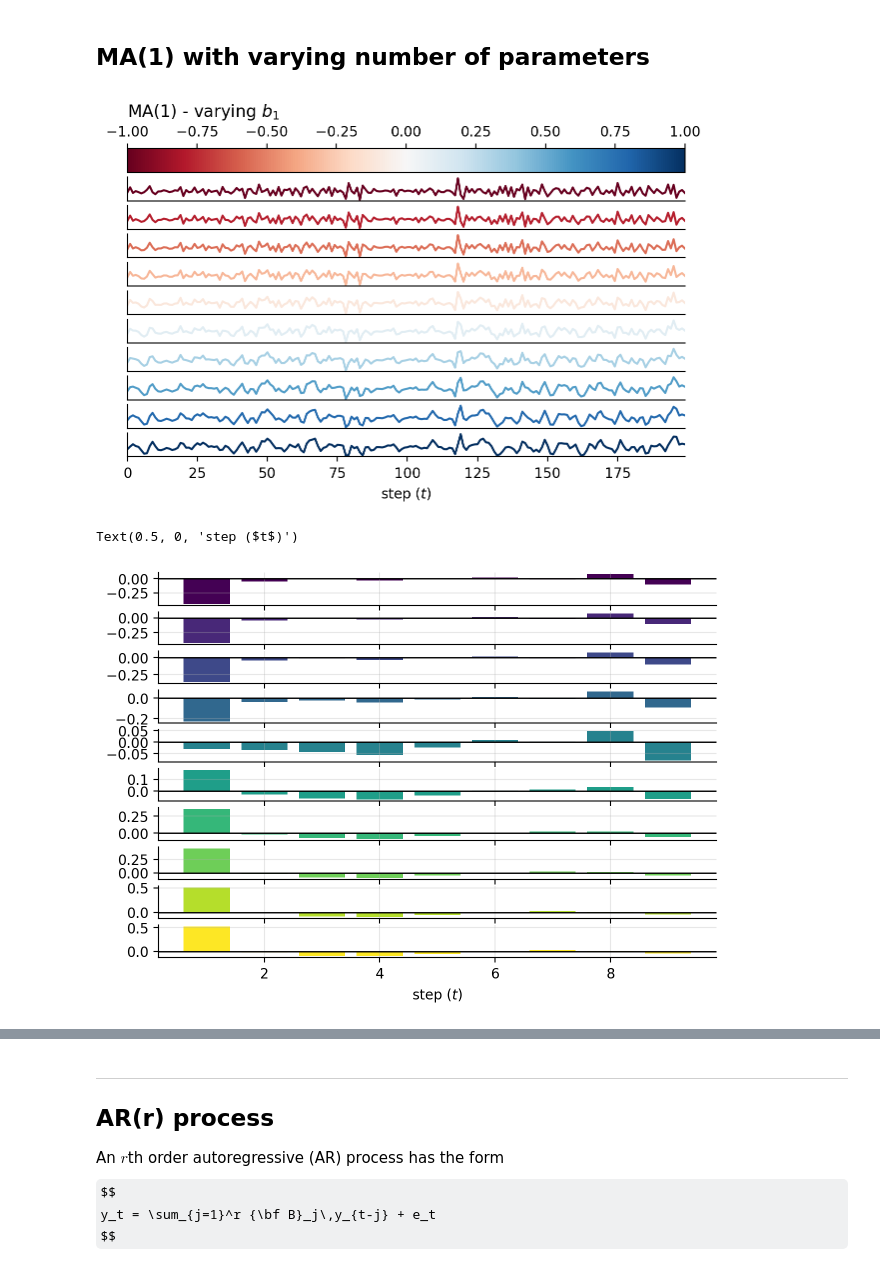
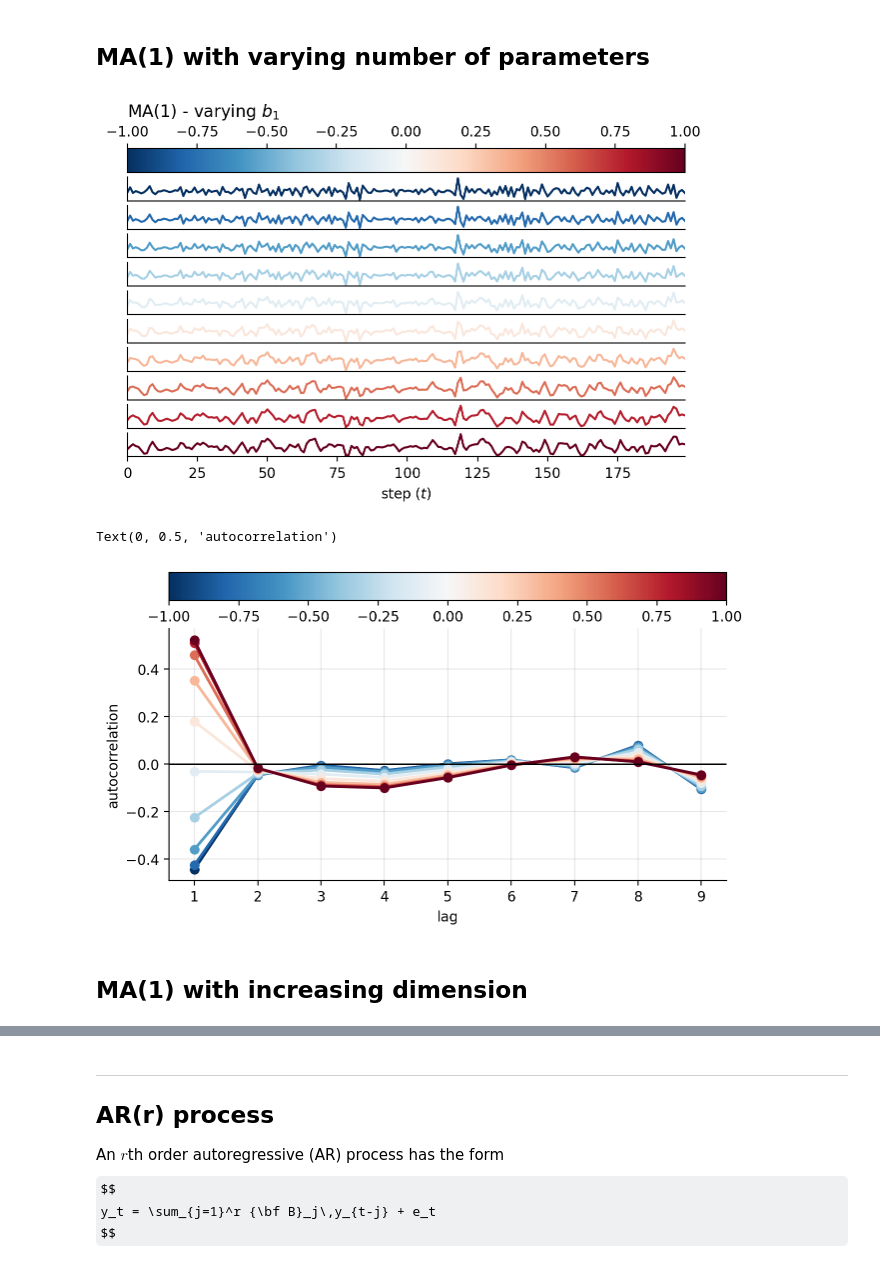
Before and after one commit to gerdm/filtering-notes, a Jupyter notebook: 02-state-space-models/arma-ssm.ipynb, the cells around one changed output, grey strips where cells are left out. Saved outputs shown, nothing was run; the diff lists cells and outputs as text; code cells hidden in the pictures; some formulas as TeX source.

```diff
--- a/02-state-space-models/arma-ssm.ipynb
+++ b/02-state-space-models/arma-ssm.ipynb
@@ -18,6 +18,24 @@ plt.rcParams["figure.figsize"] = (7.2, 4.0)
 
 
 sns.set_palette("colorblind")
+# %%
+def create_cbar_mappable(cmap, vmin, vmax):
+    norm = mpl.colors.Normalize(vmin=vmin, vmax=vmax)
+    mappable = mpl.cm.ScalarMappable(norm=norm, cmap=cmap)
+    return mappable
+
+
+def create_cbar_discrete_mappable(cmap, boundaries):
+    boundaries_extend = [*boundaries, boundaries[-1] + 1]
+    norm = mpl.colors.BoundaryNorm(boundaries=boundaries_extend, ncolors=cmap.N, clip=True)
+    mappable = mpl.cm.ScalarMappable(norm=norm, cmap=cmap)
+
+    ticks = []
+    for iinit, iend in zip(boundaries_extend[:-1], boundaries_extend[1:]):
+        midpoint = (iinit + iend) / 2
+        ticks.append(midpoint)
+
+    return mappable, ticks
 # %%
 def step_ssm(state, key, F, H, T, R):
     theta, noise = state
@@ -137,12 +155,11 @@ for b in H_ma_values:
     ma_sims[float(b)] = hist["y"]
 ma_sims = pd.DataFrame(ma_sims)
 # %%
-cmap = plt.cm.RdBu
-norm = mpl.colors.Normalize(vmin=H_ma_values.min(), vmax=H_ma_values.max())
-mappable = mpl.cm.ScalarMappable(norm=norm, cmap=cmap)
-
 fig = plt.figure()
 gs = GridSpec(n_values + 1, 1)
+
+cmap = plt.cm.RdBu_r
+mappable = create_cbar_mappable(cmap, H_ma_values.min(), H_ma_values.max())
 
 ax_cbar = fig.add_subplot(gs[0])
 cbar = plt.colorbar(mappable, cax=ax_cbar, orientation="horizontal")
@@ -162,24 +179,36 @@ for i, (c, b) in enumerate(zip(colors, ma_sims)):
 ax.set_xlabel("step ($t$)")
 plt.savefig("ma1-sample.png", dpi=300, bbox_inches="tight")
 # %% [output]
-[figure, old version]
+[figure, new version]
 # %%
 lags = np.arange(1, 10)
 # %%
-fig, axs = plt.subplots(n_values, 1, sharex=True, figsize=(7.2, 5.0))
+# fig, axs = plt.subplots(n_values, 1, sharex=True, figsize=(7.2, 5.0))
+fig = plt.figure()
+gs = GridSpec(2, 1, height_ratios=[0.1, 0.9])
 
-colors = plt.cm.viridis(jnp.linspace(0, 1, n_values))
-for ax, c, b in zip(axs, colors, ma_sims):
+ax = fig.add_subplot(gs[1])
+ax_cbar = fig.add_subplot(gs[0])
+
+cmap = plt.cm.RdBu_r
+mappable = create_cbar_mappable(cmap, H_ma_values.min(), H_ma_values.max())
+plt.colorbar(mappable, cax=ax_cbar, orientation="horizontal")
+colors = cmap(jnp.linspace(0, 1, n_values))
+
+for c, b in zip(colors, ma_sims):
     sim = ma_sims[b]
     autocorrs = [sim.autocorr(lag) for lag in lags]
-    ax.bar(lags, autocorrs, color=c, linewidth=2)
+    ax.plot(lags, autocorrs, color=c, linewidth=2, marker="o")
     ax.axhline(y=0.0, c="black", linewidth=1)
 
     # ax.set_yticks([])
     # ax.plot(ar_sims[a], c=c)
     ax.grid(alpha=0.3)
-ax.set_xlabel("step ($t$)")
+ax.set_xlabel("lag")
+ax.set_ylabel("autocorrelation")
 # plt.suptitle("AR($1$) with varying $a_1$")
 # %% [output]
-Text(0.5, 0, 'step ($t$)')
+Text(0, 0.5, 'autocorrelation')
-[figure, old version]
+[figure, new version]
+# %% [markdown]
+## MA(1) with increasing dimension
```
Also changed, not shown: parts of 38 cells of this notebook.
